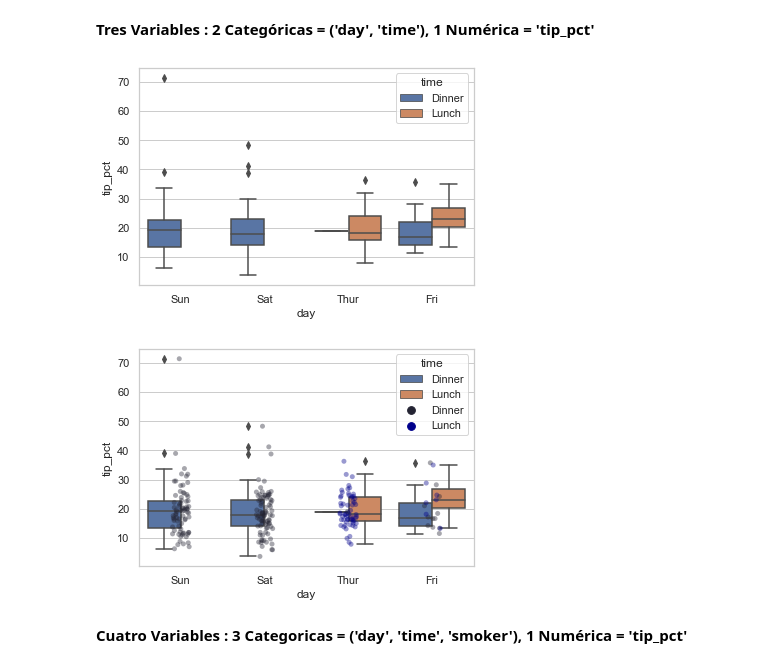
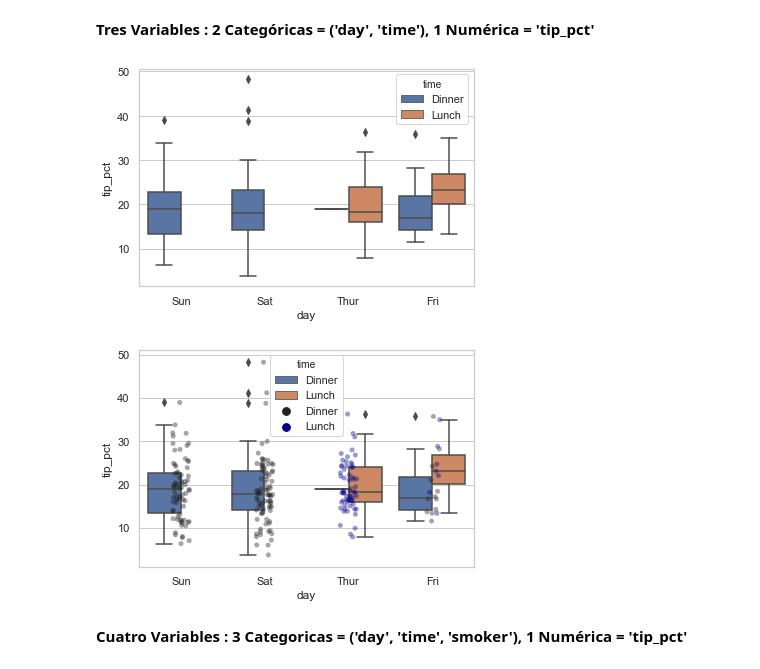
Before and after one commit to Dapina28/Visualitzaci-gr-fica-de-M-ltiples-variables, a Jupyter notebook: S03 T02 Visualitzacio grafica de Multiples variables.ipynb, the cells around one changed output. Cells and saved outputs as stored; diff of their text form; code cells hidden in the pictures.

```diff
--- a/S03 T02 Visualitzacio grafica de Multiples variables.ipynb
+++ b/S03 T02 Visualitzacio grafica de Multiples variables.ipynb
@@ -172,14 +176,14 @@ ax = sns.stripplot(x='day', y='tip_pct', data=tips[tips.tip_pct < 60], orient='v
 **Tres Variables : 2 Categóricas = ('day', 'time'), 1 Numérica = 'tip_pct'**
 # %%
 sns.boxplot(x='day', y='tip_pct', hue='time',
-               data=tips[tips.tip_pct < 245]);
+               data=tips[tips.tip_pct < 60]);
 # %% [output]
-[figure, old version]
+[figure, new version]
 # %%
 sns.boxplot(x='day', y='tip_pct', hue = 'time',
-               data=tips[tips.tip_pct < 245]);
-ax = sns.stripplot(x='day', y='tip_pct', hue='time', data=tips[tips.tip_pct < 245], orient='v', color='darkblue', alpha= 0.4);
+               data=tips[tips.tip_pct < 60]);
+ax = sns.stripplot(x='day', y='tip_pct', hue='time', data=tips[tips.tip_pct < 60], orient='v', color='darkblue', alpha= 0.4);
 # %% [output]
-[figure, old version]
+[figure, new version]
 # %% [markdown]
 **Cuatro Variables : 3 Categoricas = ('day', 'time', 'smoker'), 1 Numérica = 'tip_pct'**
```
Also changed, not shown: parts of 24 cells of this notebook.
